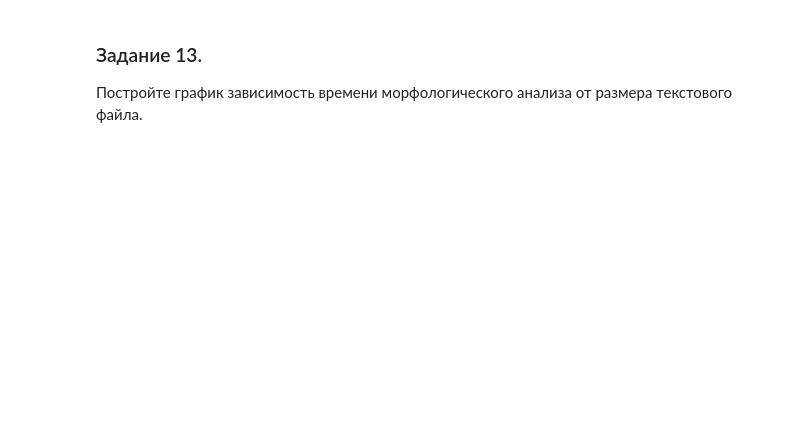
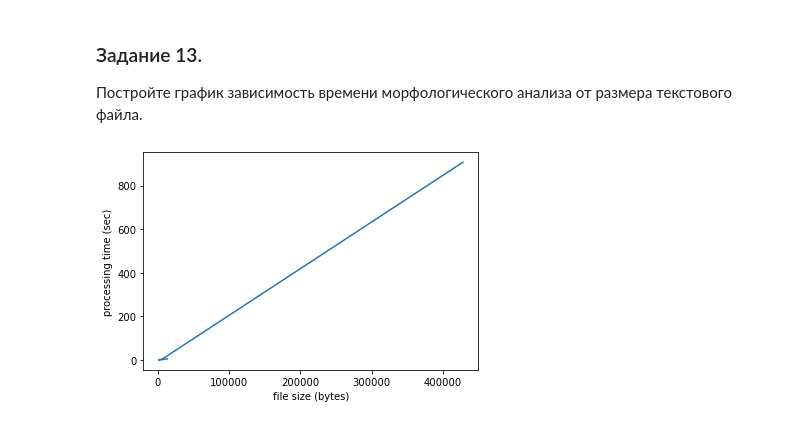
Before and after one commit to EnergyWork/NeuralNetworks-university-course, a Jupyter notebook: NN-2/lab1/lab1_course2.ipynb, the cells around one changed output. Cells and saved outputs as stored; diff of their text form; code cells hidden in the pictures; blank space fills up the shorter version.

```diff
--- a/NN-2/lab1/lab1_course2.ipynb
+++ b/NN-2/lab1/lab1_course2.ipynb
@@ -319,0 +491,14 @@ save_dictionary_2(get_pos_distribution(get_dictionary(parse_text(text_example)))
+# %%
+def task13():
+    # read a report of analysis
+    with open(os.path.join(os.getcwd(), RESULTS_DIR, FILE_PROCESSING_REPORT + ".json")) as f:
+        report_data = json.load(f)
+    # processing time by sile size analys
+    data = [(v[FILE_SIZE], v[FILE_PROCESSING_TIME]) for _, v in report_data.items()]
+    plt.plot([x[0] for x in data], [x[1] for x in data])
+    plt.xlabel("file size (bytes)")
+    plt.ylabel("processing time (sec)")
+# %%
+task13()
+# %% [output]
+[figure, added]
```
Also changed, not shown: parts of 35 cells of this notebook, 6 other files.
